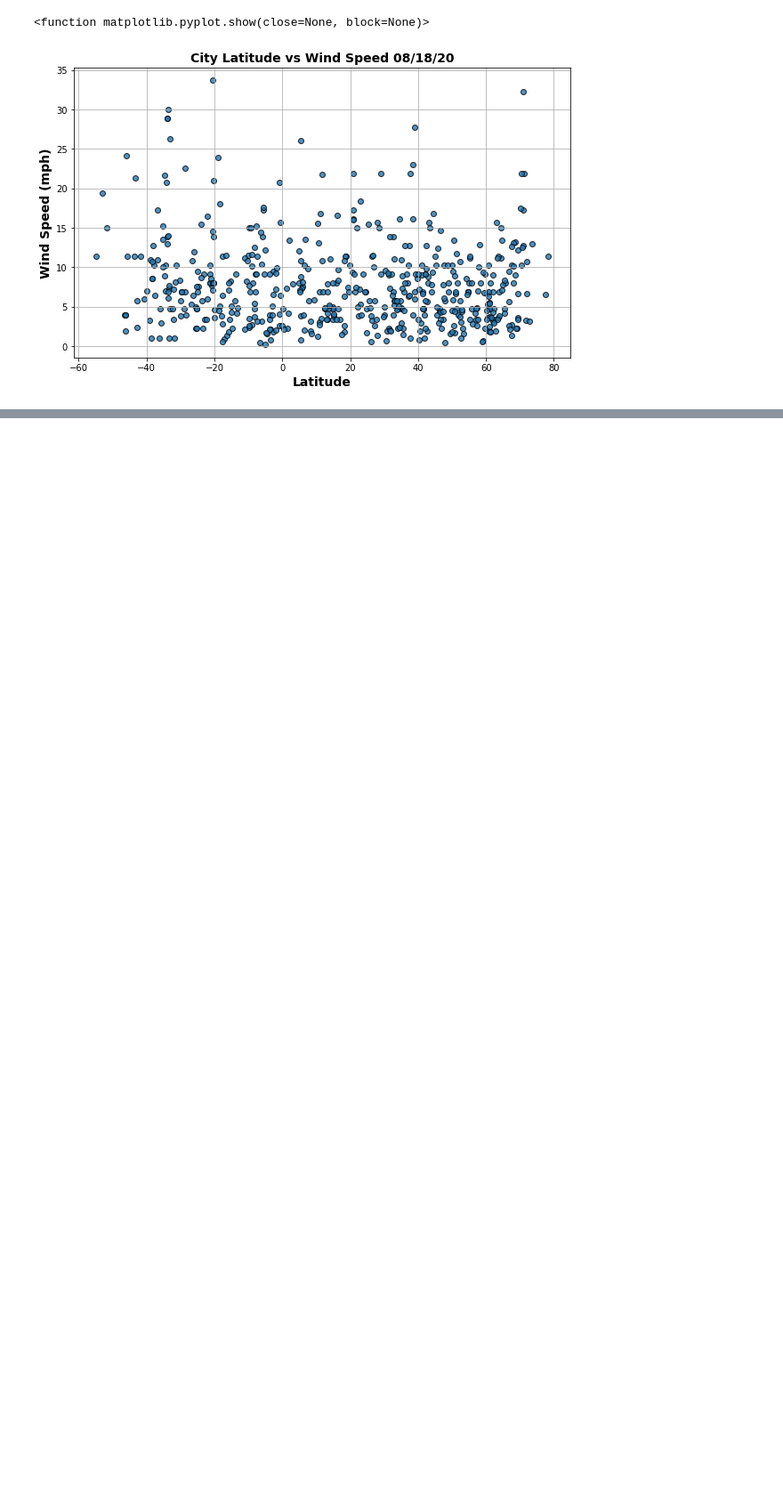
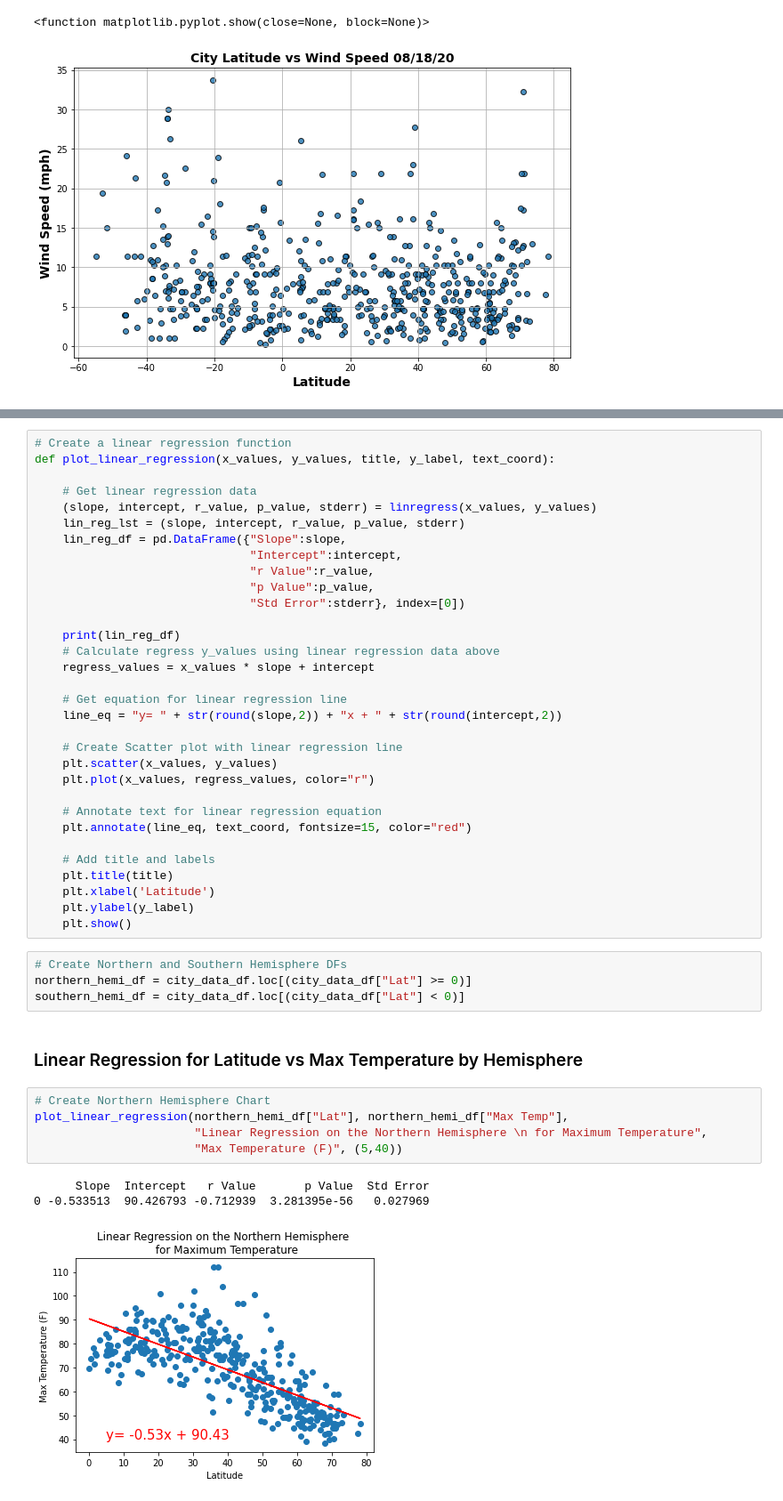
Before and after one commit to Wall-E28/world_weather_analysis, a Jupyter notebook: weather_py.ipynb, the cells around one changed output, grey strips where cells are left out. Shown at 89% size. Saved outputs shown, nothing was run; the diff lists cells and outputs as text; blank space fills up the shorter version.

Commit message:
Adding linear regression charts to file

```diff
--- a/weather_py.ipynb
+++ b/weather_py.ipynb
@@ -257,0 +263,47 @@ plt.show
+# %%
+# Create a linear regression function
+def plot_linear_regression(x_values, y_values, title, y_label, text_coord):
+
+    # Get linear regression data
+    (slope, intercept, r_value, p_value, stderr) = linregress(x_values, y_values)
+    lin_reg_lst = (slope, intercept, r_value, p_value, stderr)
+    lin_reg_df = pd.DataFrame({"Slope":slope,
+                               "Intercept":intercept,
+                               "r Value":r_value,
+                               "p Value":p_value,
+                               "Std Error":stderr}, index=[0])
+
+    print(lin_reg_df)
+    # Calculate regress y_values using linear regression data above
+    regress_values = x_values * slope + intercept
+
+    # Get equation for linear regression line
+    line_eq = "y= " + str(round(slope,2)) + "x + " + str(round(intercept,2))
+
+    # Create Scatter plot with linear regression line
+    plt.scatter(x_values, y_values)
+    plt.plot(x_values, regress_values, color="r")
+
+    # Annotate text for linear regression equation
+    plt.annotate(line_eq, text_coord, fontsize=15, color="red")
+
+    # Add title and labels
+    plt.title(title)
+    plt.xlabel('Latitude')
+    plt.ylabel(y_label)
+    plt.show()
+# %%
+# Create Northern and Southern Hemisphere DFs
+northern_hemi_df = city_data_df.loc[(city_data_df["Lat"] >= 0)]
+southern_hemi_df = city_data_df.loc[(city_data_df["Lat"] < 0)]
+# %% [markdown]
+### Linear Regression for Latitude vs Max Temperature by Hemisphere
+# %%
+# Create Northern Hemisphere Chart
+plot_linear_regression(northern_hemi_df["Lat"], northern_hemi_df["Max Temp"],
+                       "Linear Regression on the Northern Hemisphere \n for Maximum Temperature",
+                       "Max Temperature (F)", (5,40))
+# %% [output]
+      Slope  Intercept   r Value       p Value  Std Error
+0 -0.533513  90.426793 -0.712939  3.281395e-56   0.027969
+[figure, added]
```
Also changed, not shown: parts of 13 cells of this notebook.
